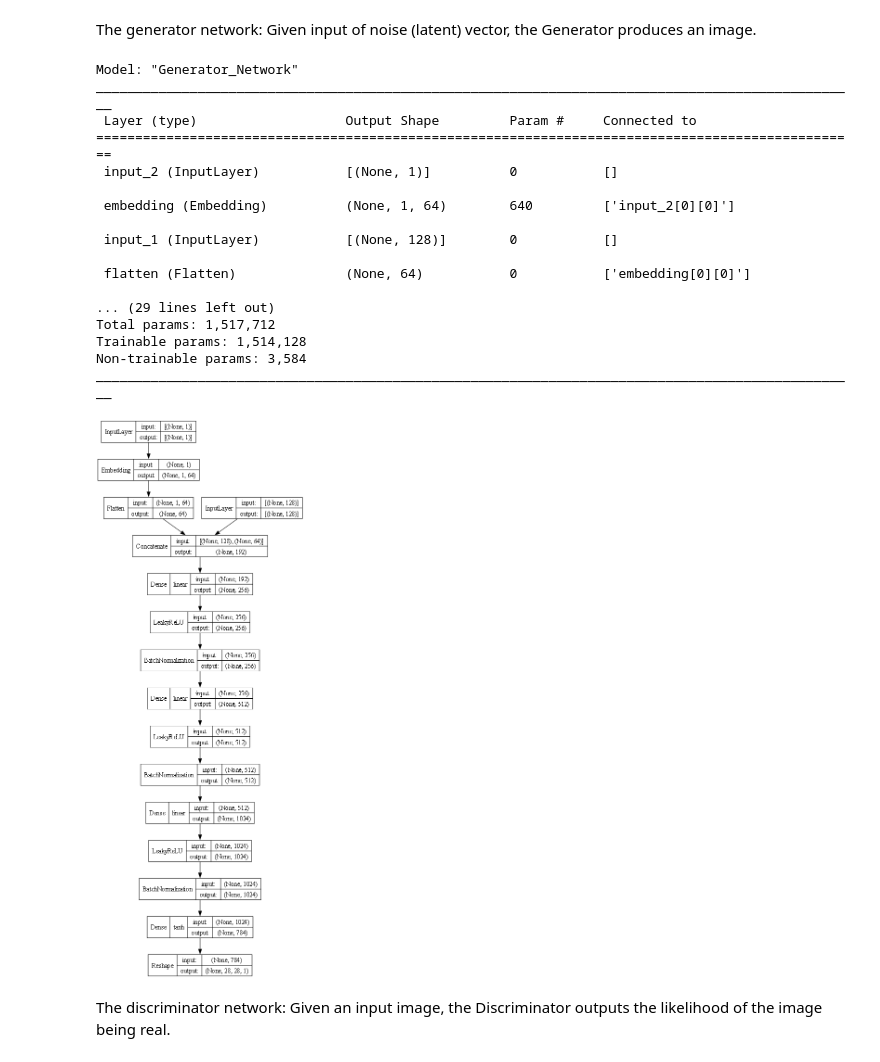
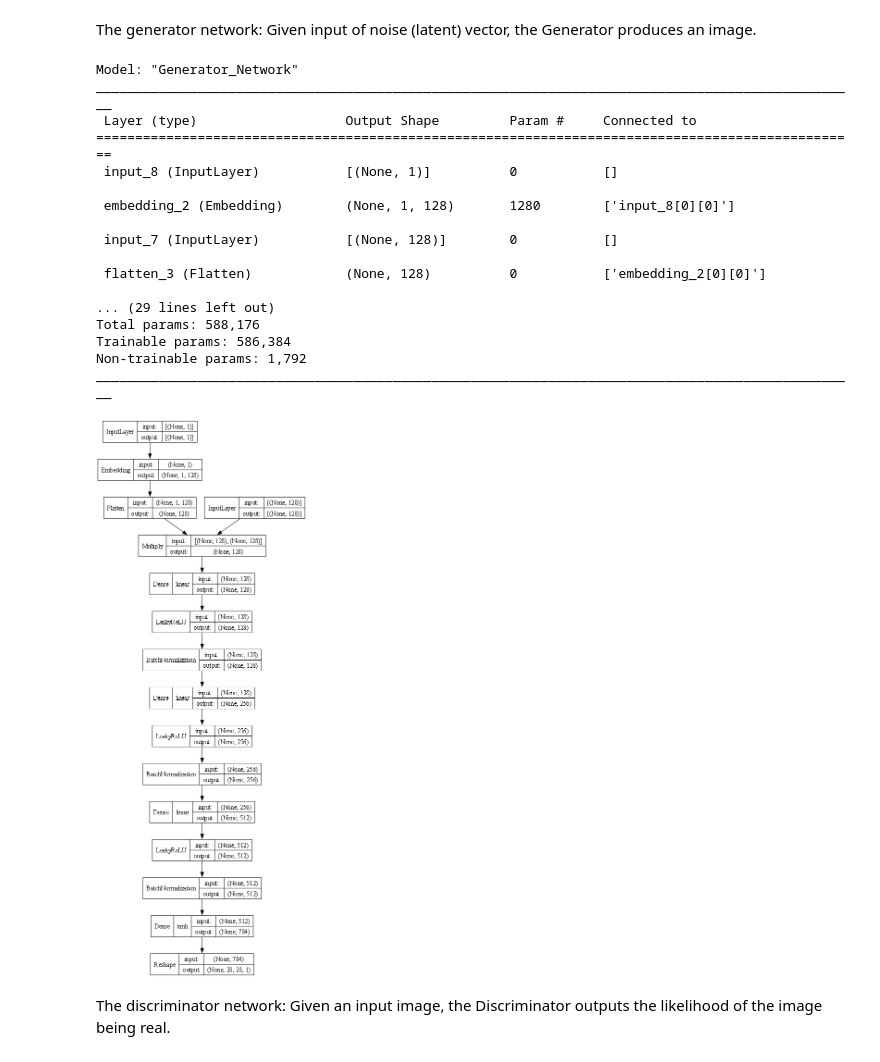
Before and after one commit to hmralavi/ML-Tensorflow, a Jupyter notebook: 001_GAN/001_CGAN_mnist.ipynb, the cells around one changed output. Saved outputs shown, nothing was run; the diff lists cells and outputs as text; code cells hidden in the pictures.

```diff
--- a/001_GAN/001_CGAN_mnist.ipynb
+++ b/001_GAN/001_CGAN_mnist.ipynb
@@ -18,7 +18,7 @@ from tqdm.notebook import tqdm
 # %% [markdown]
 Load dataset and define some inputs
 # %%
-(i2, l1), (i1, l2) = mnist.load_data() # load dataset
+(i1, l1), (i2, l2) = mnist.load_data() # load dataset
 images = np.concatenate((i1, i2)) # combine training and testing images so we have more data
 labels = np.concatenate((l1, l2)) # combine training and testing labels so we have more data
 img_shape = (*images.shape[1:], 1) # image shape with single channel (28x28x1)
@@ -31,46 +31,46 @@ The generator network: Given input of noise (latent) vector, the Generator produ
 # %%
 def build_generator():
     noise_input = Input(shape=(noise_length,))
-    label_input_raw = Input(shape=(1,))
-    label_input = Embedding(n_classes, noise_length//2)(label_input_raw)
+    label_input_raw = Input(shape=(1,), dtype='int32')
+    label_input = Embedding(n_classes, noise_length)(label_input_raw)
     label_input = Flatten()(label_input)
-    merge_input = Concatenate()([noise_input, label_input])
-    out = Dense(256)(merge_input)
+    merge_input = Multiply()([noise_input, label_input])
+    out = Dense(128)(merge_input)
+    out = LeakyReLU(alpha=0.2)(out)
+    out = BatchNormalization(momentum=0.8)(out)
+    out = Dense(256)(out)
     out = LeakyReLU(alpha=0.2)(out)
     out = BatchNormalization(momentum=0.8)(out)
     out = Dense(512)(out)
-    out = LeakyReLU(alpha=0.2)(out)
-    out = BatchNormalization(momentum=0.8)(out)
-    out = Dense(1024)(out)
     out = LeakyReLU(alpha=0.2)(out)
     out = BatchNormalization(momentum=0.8)(out)
     out = Dense(np.prod(img_shape), activation='tanh')(out)
     out = Reshape(img_shape)(out)
     return Model([noise_input, label_input_raw], out, name="Generator_Network")
 
 generator = build_generator()
 generator.compile(loss='binary_crossentropy', optimizer=optimizer)
 generator.summary(expand_nested=True)
 plot_model(generator, show_shapes=True, expand_nested=True, show_layer_activations=True, show_layer_names=False, dpi=70)
 # %% [output]
 Model: "Generator_Network"
 __________________________________________________________________________________________________
  Layer (type)                   Output Shape         Param #     Connected to
 ==================================================================================================
- input_2 (InputLayer)           [(None, 1)]          0           []
+ input_8 (InputLayer)           [(None, 1)]          0           []
 
- embedding (Embedding)          (None, 1, 64)        640         ['input_2[0][0]']
+ embedding_2 (Embedding)        (None, 1, 128)       1280        ['input_8[0][0]']
 
- input_1 (InputLayer)           [(None, 128)]        0           []
+ input_7 (InputLayer)           [(None, 128)]        0           []
 
- flatten (Flatten)              (None, 64)           0           ['embedding[0][0]']
+ flatten_3 (Flatten)            (None, 128)          0           ['embedding_2[0][0]']
 
 ... (29 lines left out)
-Total params: 1,517,712
-Trainable params: 1,514,128
-Non-trainable params: 3,584
+Total params: 588,176
+Trainable params: 586,384
+Non-trainable params: 1,792
 __________________________________________________________________________________________________
-[figure, old version]
+[figure, new version]
 # %% [markdown]
 The discriminator network: Given an input image, the Discriminator outputs the likelihood of the image being real.
 # %%
```
Also changed, not shown: parts of 4 cells of this notebook.
